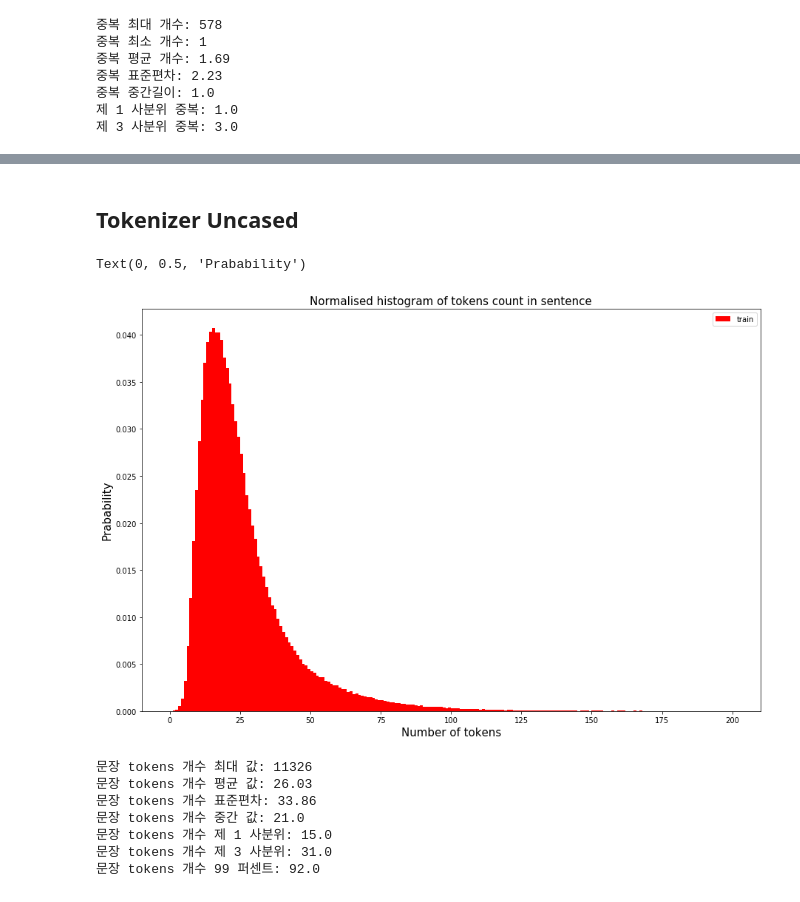
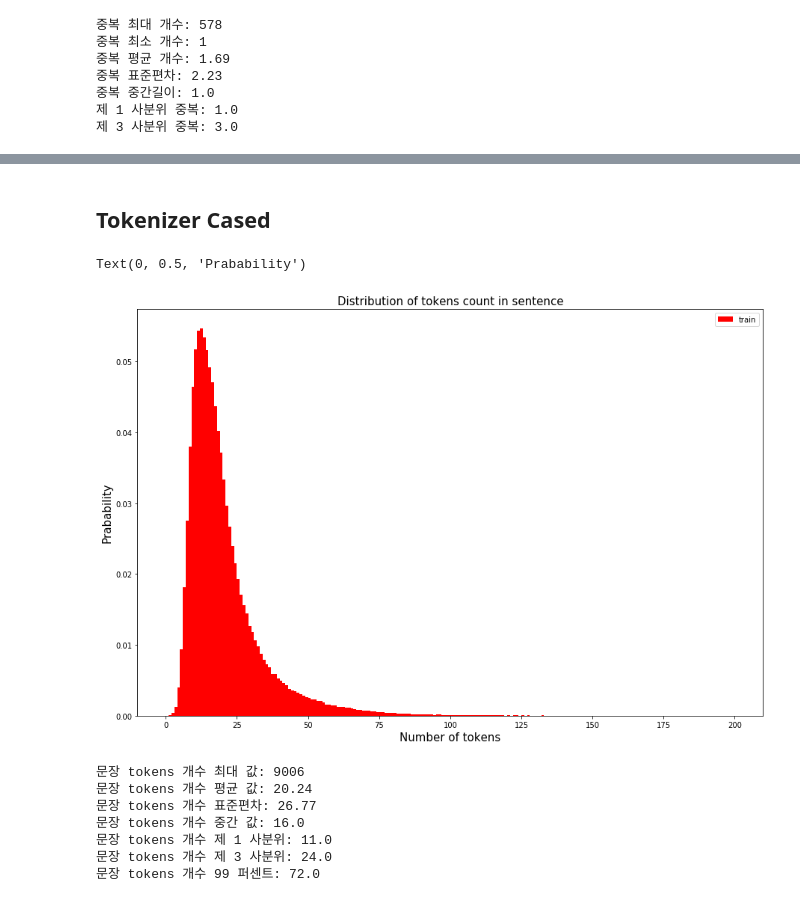
Before and after one commit to NLP-kr/tensorflow-ml-nlp-tf2, a Jupyter notebook: 7.PRETRAIN_METHOD/7.2.NLI_EDA.ipynb, the cells around one changed output, grey strips where cells are left out. Drawn from its saved outputs; the diff is of its cells as text; code cells hidden in the pictures.

```diff
--- a/7.PRETRAIN_METHOD/7.2.NLI_EDA.ipynb
+++ b/7.PRETRAIN_METHOD/7.2.NLI_EDA.ipynb
@@ -206,3 +261,2 @@ print('숫자가있는 문장: {:.2f}%'.format(numbers * 100))
 # %%
-tokenizer_uncased = BertTokenizer.from_pretrained("bert-base-multilingual-uncased", cache_dir='bert_ckpt', do_lower_case=True)
-tokenizer_cased = BertTokenizer.from_pretrained("bert-base-multilingual-cased", cache_dir='bert_ckpt', do_lower_case=False)
+tokenizer = BertTokenizer.from_pretrained("bert-base-multilingual-cased", cache_dir='bert_ckpt', do_lower_case=False)
@@ -212,19 +263,17 @@ I0629 15:36:37.434548 140122108950336 tokenization_utils.py:418] loading file ht
 # %% [markdown]
-## Tokenizer Uncased
+## Tokenizer Cased
-# %%
-tokenizer = tokenizer_uncased
 # %%
 train_bert_token_counts = train_set.apply(lambda x:len(tokenizer.tokenize(x)))
 # %%
 plt.figure(figsize=(15, 10))
 plt.hist(train_bert_token_counts, bins=200, range=[0, 200], facecolor='r', density=True, label='train')
-plt.title('Normalised histogram of tokens count in sentence', fontsize=15)
+plt.title('Distribution of tokens count in sentence', fontsize=15)
 plt.legend()
 plt.xlabel('Number of tokens', fontsize=15)
 plt.ylabel('Prabability', fontsize=15)
 # %% [output]
 Text(0, 0.5, 'Prabability')
-[figure, old version]
+[figure, new version]
 # %%
 print('문장 tokens 개수 최대 값: {}'.format(np.max(train_bert_token_counts)))
 print('문장 tokens 개수 평균 값: {:.2f}'.format(np.mean(train_bert_token_counts)))
@@ -234,13 +283,13 @@ print('문장 tokens 개수 제 1 사분위: {}'.format(np.percentile(train_bert
 print('문장 tokens 개수 제 3 사분위: {}'.format(np.percentile(train_bert_token_counts, 75)))
 print('문장 tokens 개수 99 퍼센트: {}'.format(np.percentile(train_bert_token_counts, 99)))
 # %% [output]
-문장 tokens 개수 최대 값: 11326
-문장 tokens 개수 평균 값: 26.03
-문장 tokens 개수 표준편차: 33.86
-문장 tokens 개수 중간 값: 21.0
-문장 tokens 개수 제 1 사분위: 15.0
-문장 tokens 개수 제 3 사분위: 31.0
-문장 tokens 개수 99 퍼센트: 92.0
+문장 tokens 개수 최대 값: 9006
+문장 tokens 개수 평균 값: 20.24
+문장 tokens 개수 표준편차: 26.77
+문장 tokens 개수 중간 값: 16.0
+문장 tokens 개수 제 1 사분위: 11.0
+문장 tokens 개수 제 3 사분위: 24.0
+문장 tokens 개수 99 퍼센트: 72.0
 # %%
 plt.figure(figsize=(12, 5))
 
```
Also changed, not shown: parts of 18 cells of this notebook, 1 other file.
